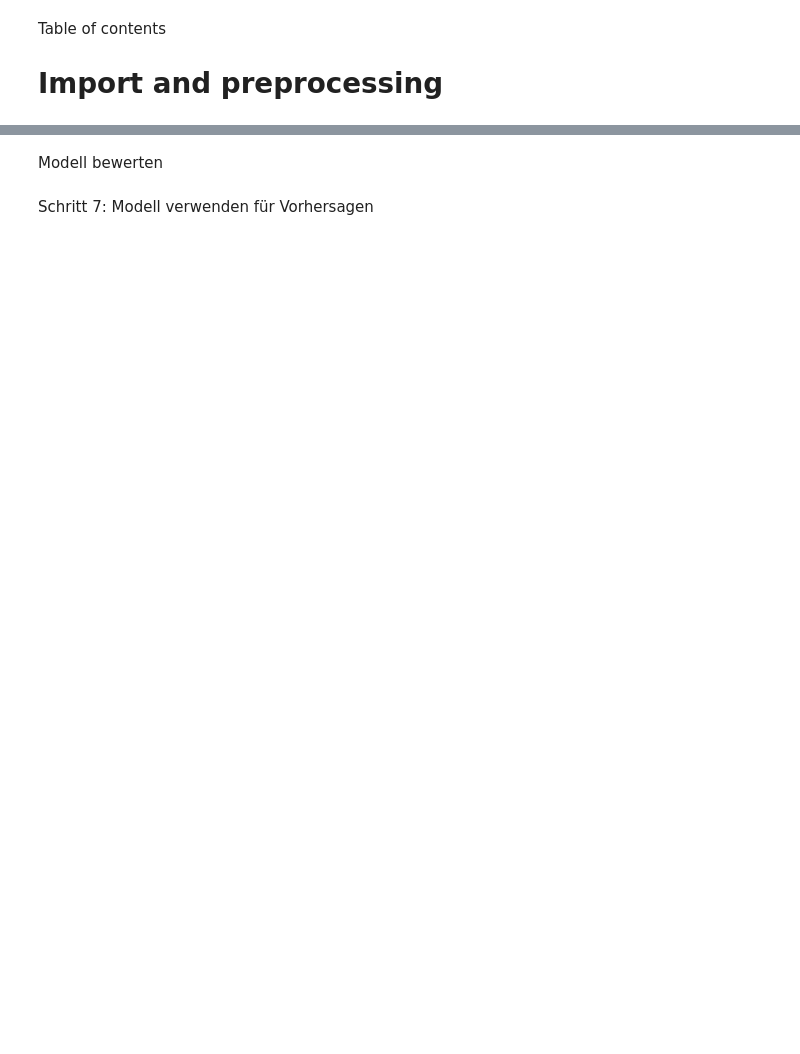
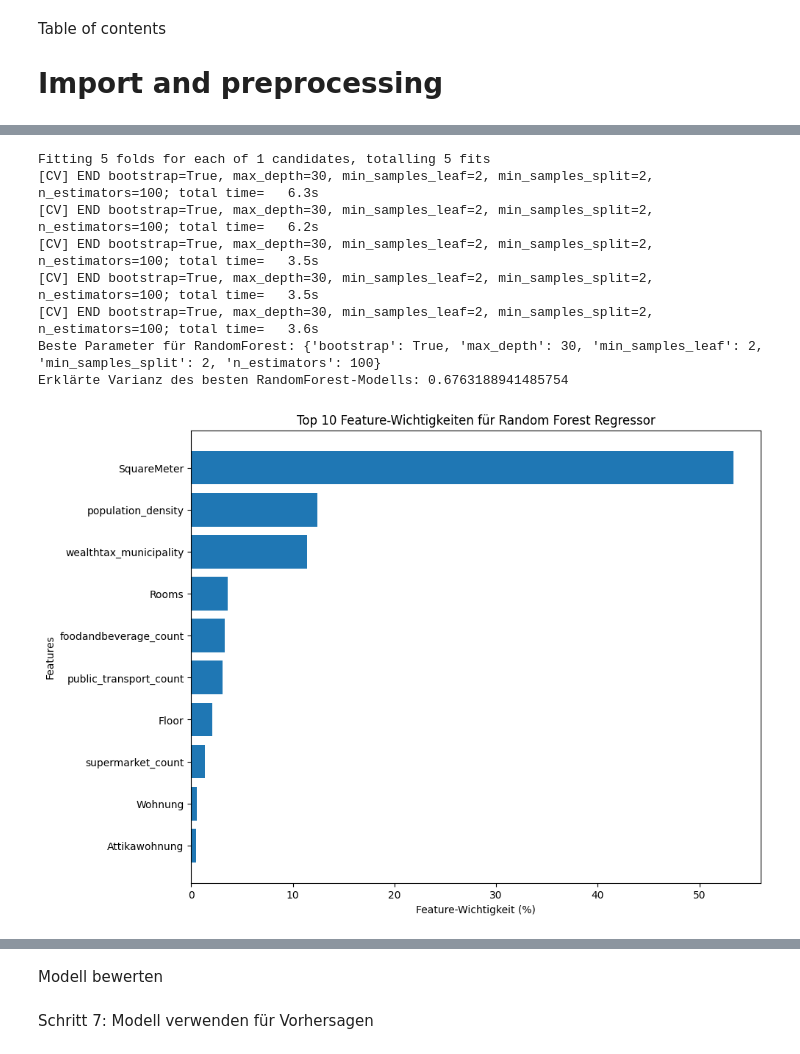
Before and after one commit to ElrasDeVayne/Immo-Projekt-DataScience, a Jupyter notebook: Property_new.ipynb, the cells around one changed output, grey strips where cells are left out. Saved outputs shown, nothing was run; the diff lists cells and outputs as text; code cells hidden in the pictures; blank space fills up the shorter version.

```diff
--- a/Property_new.ipynb
+++ b/Property_new.ipynb
@@ -206,0 +184,80 @@ top_features = coef_df.reindex(coef_df.Coefficient.abs().sort_values(ascending=F
+# %%
+from sklearn.metrics import explained_variance_score, mean_squared_error, mean_absolute_error, r2_score, make_scorer
+from sklearn.model_selection import GridSearchCV
+from sklearn.ensemble import RandomForestRegressor
+import matplotlib.pyplot as plt
+import pandas as pd
+import numpy as np
+
+# Definiere die zu optimierenden Hyperparameter
+rf_param_grid = {
+    'n_estimators': [100],
+    'max_depth': [30],
+    'min_samples_split': [2],
+    'min_samples_leaf': [2],
+    'bootstrap': [True]
+}
+
+# Erstelle das Random Forest Regressor-Objekt
+rf_regressor = RandomForestRegressor(random_state=0)
+
+# Setze GridSearchCV auf
+rf_grid_search = GridSearchCV(estimator=rf_regressor, param_grid=rf_param_grid,
+                              cv=5, n_jobs=-1, verbose=2, scoring=make_scorer(explained_variance_score))
+
+# Trainiere das Modell
+rf_grid_search.fit(X_train, y_train)
+rf_best_model = rf_grid_search.best_estimator_
+print(f"Beste Parameter für RandomForest: {rf_grid_search.best_params_}")
+
+# Evaluierung des besten Modells
+rf_best_pred = rf_best_model.predict(X_test)
+rf_best_score = explained_variance_score(y_test, rf_best_pred)
+print(f"Erklärte Varianz des besten RandomForest-Modells: {rf_best_score}")
+
+forest_importances = rf_best_model.feature_importances_
+
+# Erstelle ein DataFrame für die Feature-Wichtigkeiten
+feature_importance_df = pd.DataFrame({
+    'Feature': feature_names,
+    'Importance': forest_importances
+})
+
+# Aggregiere kantonbezogene Features
+canton_features = feature_importance_df[feature_importance_df['Feature'].str.contains('canton', case=False)]
+canton_importance = canton_features['Importance'].sum()
+
+# Entferne kantonbezogene Features aus dem ursprünglichen DataFrame und füge die aggregierte Wichtigkeit hinzu
+non_canton_features = feature_importance_df[~feature_importance_df['Feature'].str.contains('canton', case=False)]
+aggregated_features = pd.concat([non_canton_features, pd.DataFrame({'Feature': ['All Cantons'], 'Importance': [canton_importance]})], ignore_index=True)
+
+# Sortiere die Features nach Wichtigkeit und wähle die Top 10 aus, ohne "All Cantons"
+top_features = aggregated_features[aggregated_features['Feature'] != 'All Cantons'].sort_values(by='Importance', ascending=False).head(10)
+
+# Konvertiere Wichtigkeiten in Prozentsätze
+top_features['Importance'] = top_features['Importance'] * 100
+
+# Plot der Feature-Wichtigkeiten
+plt.figure(figsize=(10, 8))
+plt.barh(top_features['Feature'], top_features['Importance'])
+plt.xlabel("Feature-Wichtigkeit (%)")
+plt.ylabel("Features")
+plt.title("Top 10 Feature-Wichtigkeiten für Random Forest Regressor")
+plt.gca().invert_yaxis()  # Zeige das wichtigste Feature oben an
+plt.show()
+
+# Berechne und drucke MSE, RMSE, MAE und R²
+mse_best_rf = mean_squared_error(y_test, rf_best_pred)
+rmse_best_rf = np.sqrt(mse_best_rf)
+mae_best_rf = mean_absolute_error(y_test, rf_best_pred)
+r2_best_rf = r2_score(y_test, rf_best_pred)
+# %% [output]
+Fitting 5 folds for each of 1 candidates, totalling 5 fits
+[CV] END bootstrap=True, max_depth=30, min_samples_leaf=2, min_samples_split=2, n_estimators=100; total time=   6.3s
+[CV] END bootstrap=True, max_depth=30, min_samples_leaf=2, min_samples_split=2, n_estimators=100; total time=   6.2s
+[CV] END bootstrap=True, max_depth=30, min_samples_leaf=2, min_samples_split=2, n_estimators=100; total time=   3.5s
+[CV] END bootstrap=True, max_depth=30, min_samples_leaf=2, min_samples_split=2, n_estimators=100; total time=   3.5s
+[CV] END bootstrap=True, max_depth=30, min_samples_leaf=2, min_samples_split=2, n_estimators=100; total time=   3.6s
+Beste Parameter für RandomForest: {'bootstrap': True, 'max_depth': 30, 'min_samples_leaf': 2, 'min_samples_split': 2, 'n_estimators': 100}
+Erklärte Varianz des besten RandomForest-Modells: 0.6763188941485754
+[figure, added]
```
Also changed, not shown: parts of 15 cells of this notebook.
